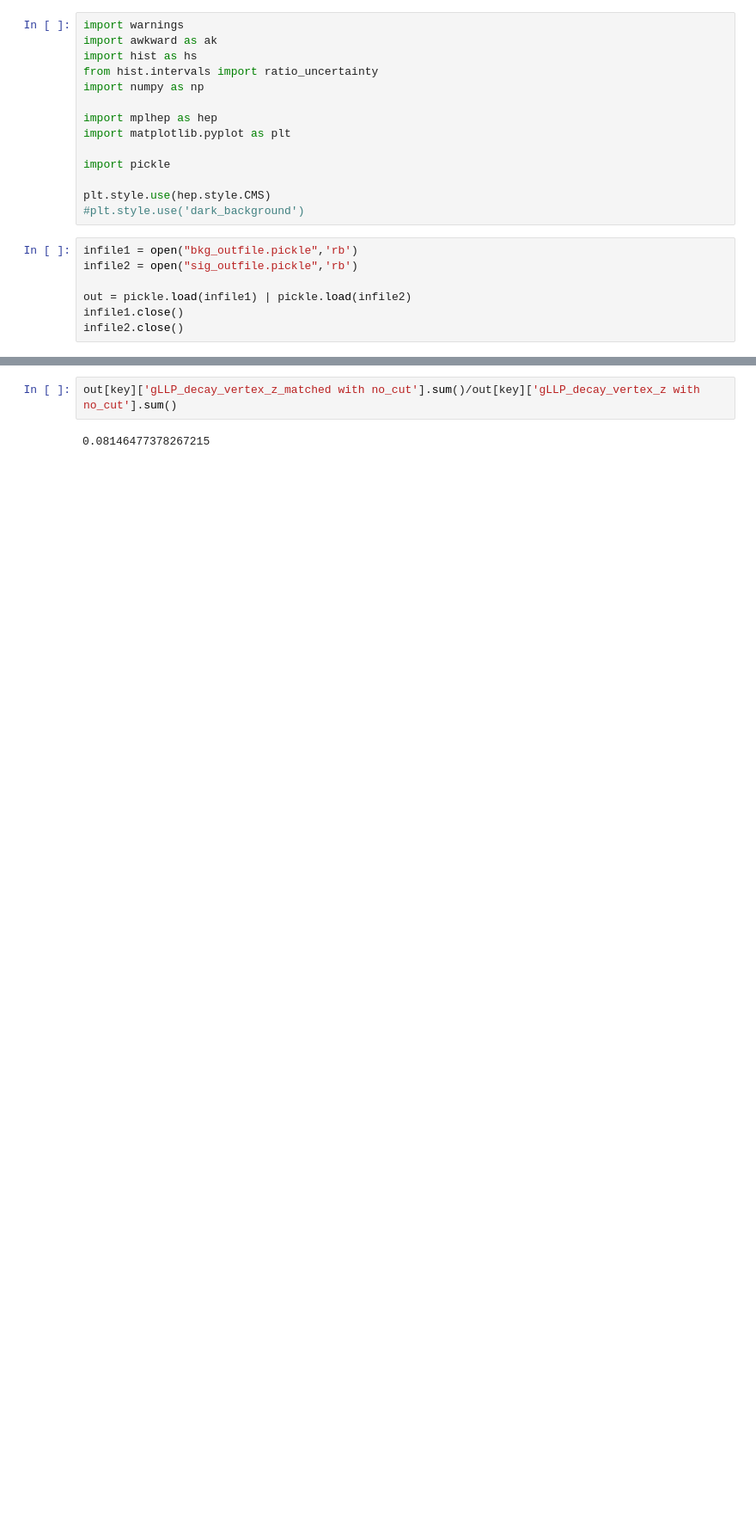
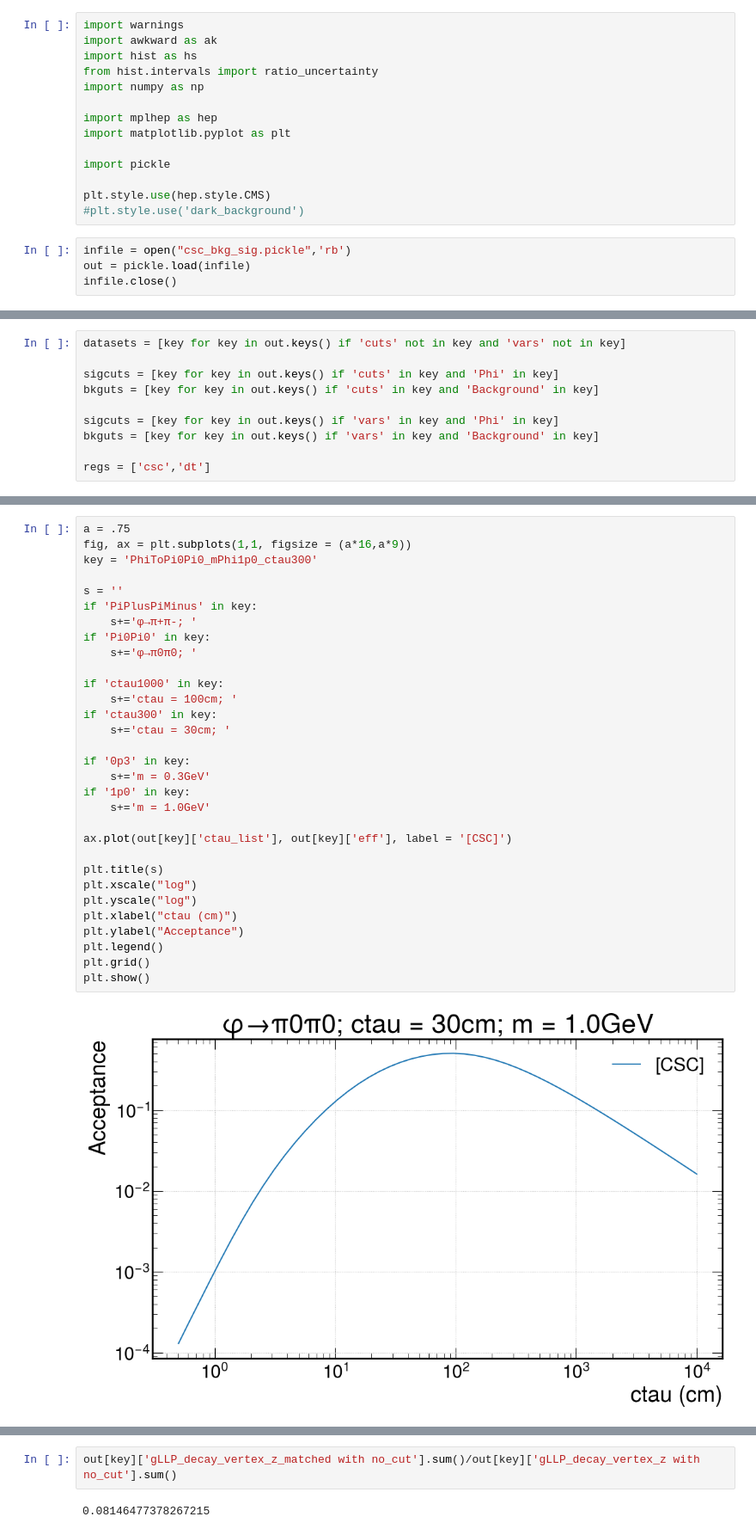
Before and after one commit to arhayrap/BToPhiK_py, a Jupyter notebook: plotter.ipynb, the cells around one changed output, grey strips where cells are left out. Shown at 86% size. Saved outputs shown, nothing was run; the diff lists cells and outputs as text; blank space fills up the shorter version.

```diff
--- a/plotter.ipynb
+++ b/plotter.ipynb
@@ -13,9 +13,6 @@ import pickle
 plt.style.use(hep.style.CMS)
 #plt.style.use('dark_background')
 # %%
-infile1 = open("bkg_outfile.pickle",'rb')
-infile2 = open("sig_outfile.pickle",'rb')
-
-out = pickle.load(infile1) | pickle.load(infile2)
-infile1.close()
-infile2.close()
+infile = open("csc_bkg_sig.pickle",'rb')
+out = pickle.load(infile)
+infile.close()
@@ -38,2 +19,12 @@ bkguts = [key for key in out.keys() if 'vars' in key and 'Background' in key]
+# %%
+datasets = [key for key in out.keys() if 'cuts' not in key and 'vars' not in key]
+
+sigcuts = [key for key in out.keys() if 'cuts' in key and 'Phi' in key]
+bkguts = [key for key in out.keys() if 'cuts' in key and 'Background' in key]
+
+sigcuts = [key for key in out.keys() if 'vars' in key and 'Phi' in key]
+bkguts = [key for key in out.keys() if 'vars' in key and 'Background' in key]
+
+regs = ['csc','dt']
 # %%
 signame = "Phi"
@@ -129,0 +90,33 @@ plt.show()
+# %%
+a = .75
+fig, ax = plt.subplots(1,1, figsize = (a*16,a*9))
+key = 'PhiToPi0Pi0_mPhi1p0_ctau300'
+
+s = ''
+if 'PiPlusPiMinus' in key:
+    s+='φ→π+π-; '
+if 'Pi0Pi0' in key:
+    s+='φ→π0π0; '
+
+if 'ctau1000' in key:
+    s+='ctau = 100cm; '
+if 'ctau300' in key:
+    s+='ctau = 30cm; '
+
+if '0p3' in key:
+    s+='m = 0.3GeV'
+if '1p0' in key:
+    s+='m = 1.0GeV'
+
+ax.plot(out[key]['ctau_list'], out[key]['eff'], label = '[CSC]')
+
+plt.title(s)
+plt.xscale("log")
+plt.yscale("log")
+plt.xlabel("ctau (cm)")
+plt.ylabel("Acceptance")
+plt.legend()
+plt.grid()
+plt.show()
+# %% [output]
+[figure, added]
```
Also changed, not shown: parts of 11 cells of this notebook, 7 other files.
